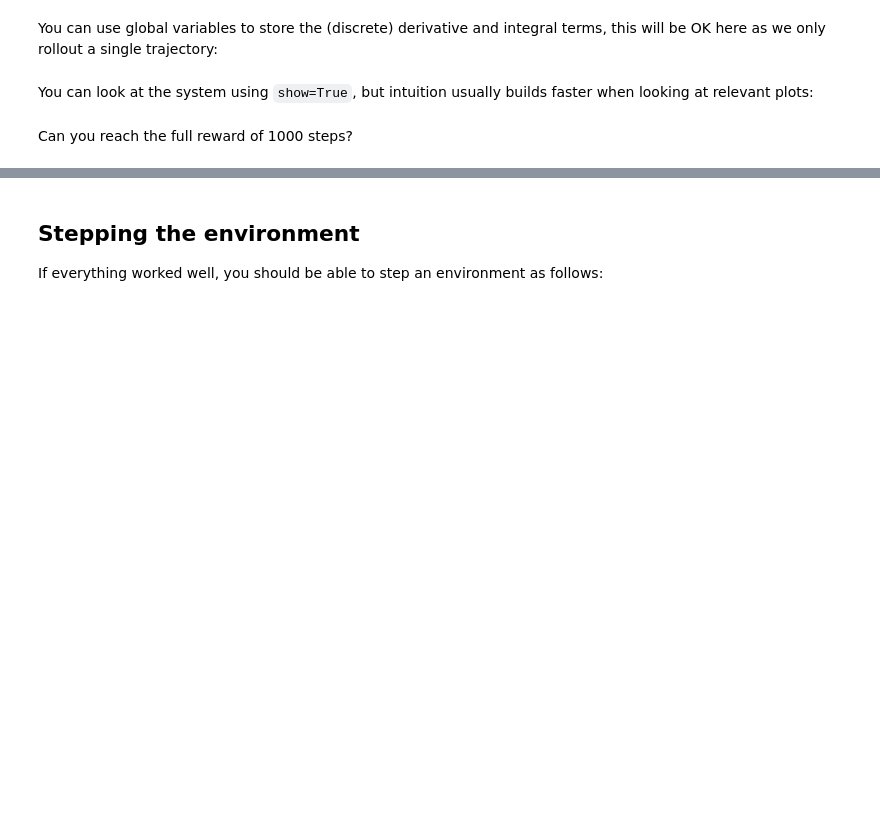
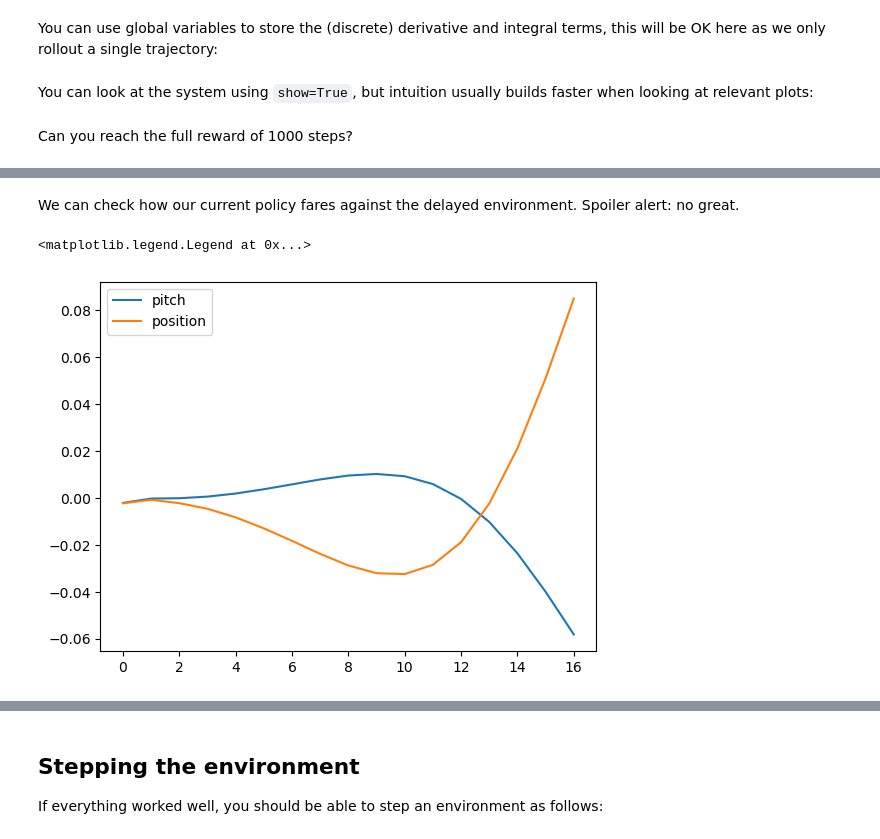
Before and after one commit to Learning-Robotics/reinforcement-learning-for-legged-robots, a Jupyter notebook: 3_reinforcement_learning.ipynb, the cells around one changed output, grey strips where cells are left out. Cells and saved outputs as stored; diff of their text form; code cells hidden in the pictures; blank space fills up the shorter version.

Commit message:
Almost done with tutorial

```diff
--- a/3_reinforcement_learning.ipynb
+++ b/3_reinforcement_learning.ipynb
@@ -39,5 +42,4 @@ with gym.make("InvertedPendulum-v4", render_mode="human") as env:
         episode_return += reward
         if terminated or truncated:
             observation, _ = env.reset()
-            episode_return = 0.0
     print(f"Return of the episode: {episode_return}")
@@ -112,0 +153,2 @@ print(f"Return of the episode: {sum(episode[2::3])}")
+# %%
+env = gym.make("InvertedPendulum-v4")
@@ -112,0 +239,2 @@ print(f"Return of the episode: {sum(episode[2::3])}")
+# %%
+erudite_policy = PPO.load("pendulum_erudite", env=env)
@@ -112,0 +251,45 @@ print(f"Return of the episode: {sum(episode[2::3])}")
+# %%
+class DelayWrapper(gym.Wrapper):
+    def __init__(self, env, time_constant: float = 0.2):
+        """Wrap environment with some actuation and perception modeling.
+
+        Args:
+            env: Environment to wrap.
+            time_constant: Constant of the internal low-pass filter, in seconds.
+                Feel free to play with different values but leave it to the default
+                of 0.2 seconds when handing out your homework.
+
+        Note:
+            Delays are implemented by a low-pass filter. The same time constant
+            is used for both actions and observations, which is not realistic, but
+            makes for less tutorial code ;)
+        """
+        alpha = env.dt / time_constant
+        assert 0.0 < alpha < 1.0
+        super().__init__(env)
+        self._alpha = alpha
+        self._prev_action = 0.0 * env.action_space.sample()
+        self._prev_observation = np.zeros(4)
+
+    def low_pass_filter(self, old_value, new_value):
+        return old_value + self._alpha * (new_value - old_value)
+
+    def step(self, action):
+        new_action = self.low_pass_filter(self._prev_action, action)
+        observation, reward, terminated, truncated, info = self.env.step(new_action)
+        new_observation = self.low_pass_filter(self._prev_observation, observation)
+        self._prev_action = new_action
+        self._prev_observation = new_observation
+        return new_observation, reward, terminated, truncated, info
+
+delay_env = DelayWrapper(env)
+# %% [markdown]
+We can check how our current policy fares against the delayed environment. Spoiler alert: no great.
+# %%
+delay_episode = rollout_from_env(delay_env, policy_closure(erudite_policy))
+
+plt.plot(np.array(delay_episode[::3])[:, :2])
+plt.legend(OBSERVATION_LEGEND)
+# %% [output]
+<matplotlib.legend.Legend at 0x...>
+[figure, added]
```
Also changed, not shown: parts of 57 cells of this notebook.
